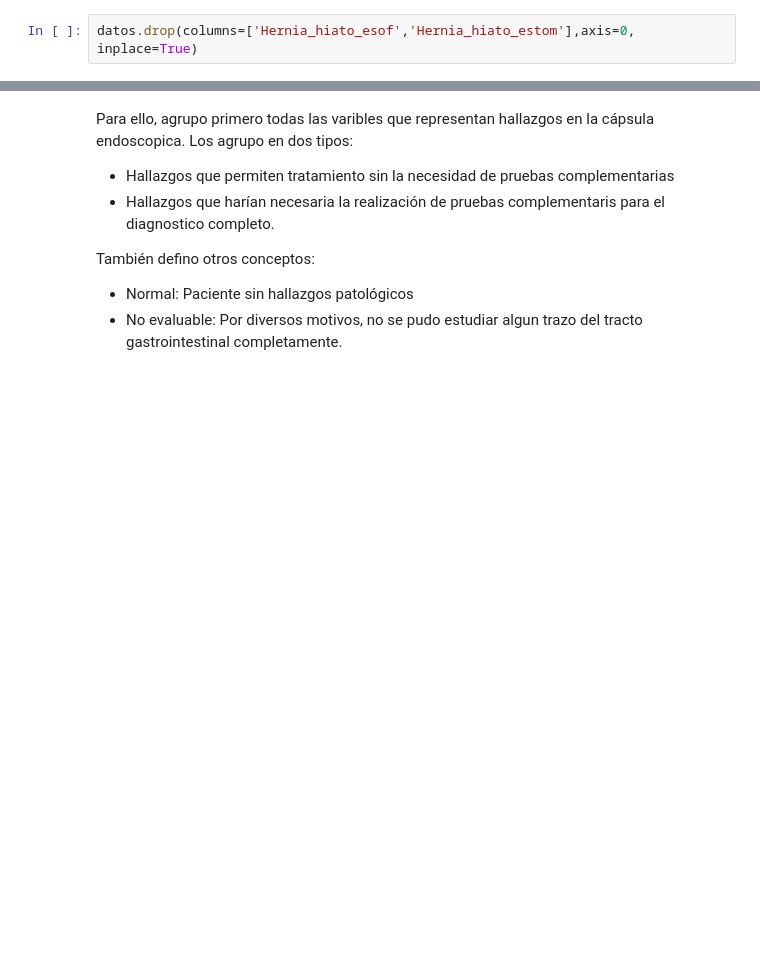
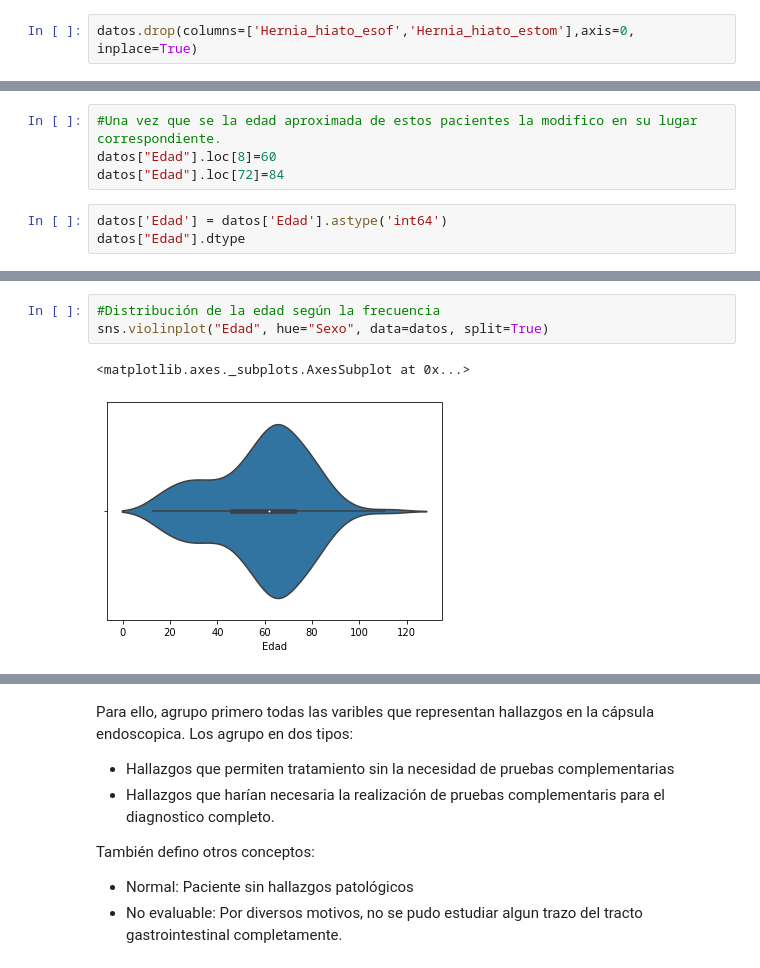
Before and after one commit to Hermenegildo12/Capsula_endoscopia, a Jupyter notebook: Capsula.ipynb, the cells around one changed output, grey strips where cells are left out. Drawn from its saved outputs; the diff is of its cells as text; blank space fills up the shorter version.

```diff
--- a/Capsula.ipynb
+++ b/Capsula.ipynb
@@ -113,0 +229,7 @@ datos.drop(columns=['Hernia_hiato_esof','Hernia_hiato_estom'],axis=0, inplace=Tr
+# %%
+#Una vez que se la edad aproximada de estos pacientes la modifico en su lugar correspondiente.
+datos["Edad"].loc[8]=60
+datos["Edad"].loc[72]=84
+# %%
+datos['Edad'] = datos['Edad'].astype('int64')
+datos["Edad"].dtype
@@ -113,0 +255,6 @@ datos.drop(columns=['Hernia_hiato_esof','Hernia_hiato_estom'],axis=0, inplace=Tr
+# %%
+#Distribución de la edad según la frecuencia
+sns.violinplot("Edad", hue="Sexo", data=datos, split=True)
+# %% [output]
+<matplotlib.axes._subplots.AxesSubplot at 0x...>
+[figure, added]
```
Also changed, not shown: parts of 49 cells of this notebook, 1 other file.
